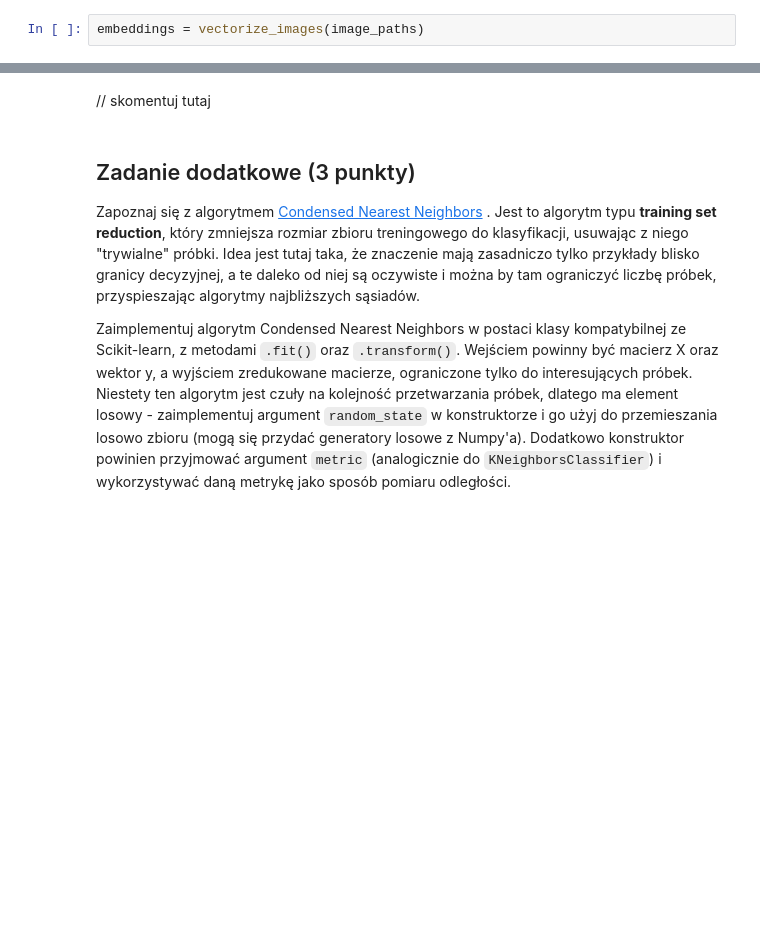
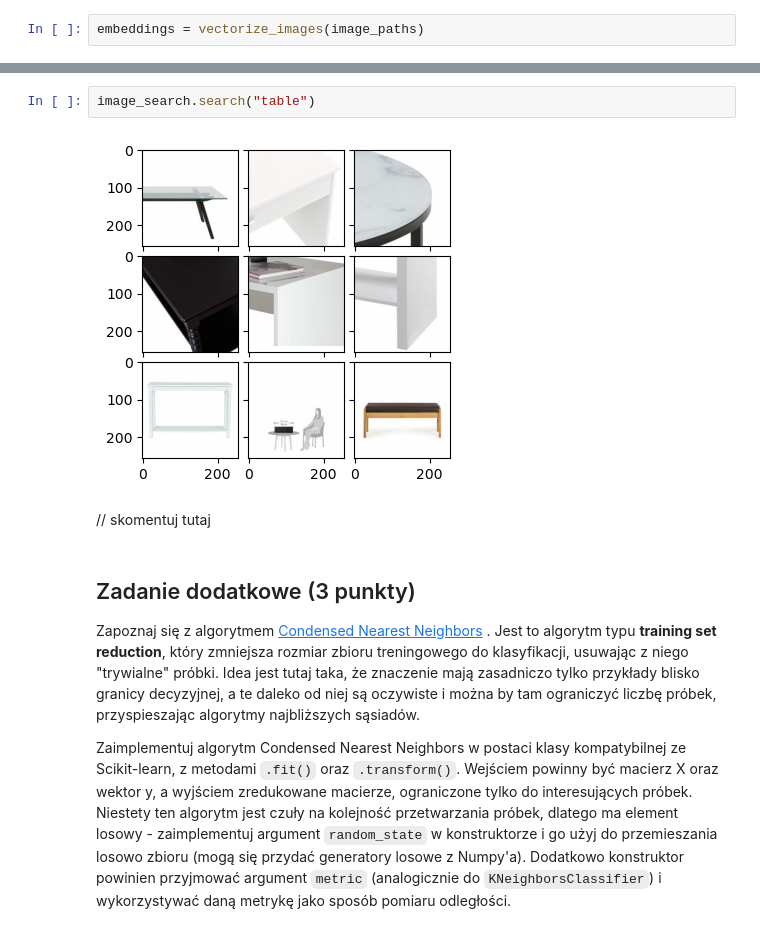
Before and after one commit to basiav/ML-Intro-Course-AGH, a Jupyter notebook: lab2/notebook_empty.ipynb, the cells around one changed output, grey strips where cells are left out. Drawn from its saved outputs; the diff is of its cells as text; blank space fills up the shorter version.

```diff
--- a/lab2/notebook_empty.ipynb
+++ b/lab2/notebook_empty.ipynb
@@ -1203,3 +1263,7 @@ image_search.search("blue pillow")
+# %%
+image_search.search("table")
+# %% [output]
+[figure, added]
 # %% [markdown]
 // skomentuj tutaj
 # %% [markdown]
```
Also changed, not shown: parts of 6 cells of this notebook, 3 other files.
